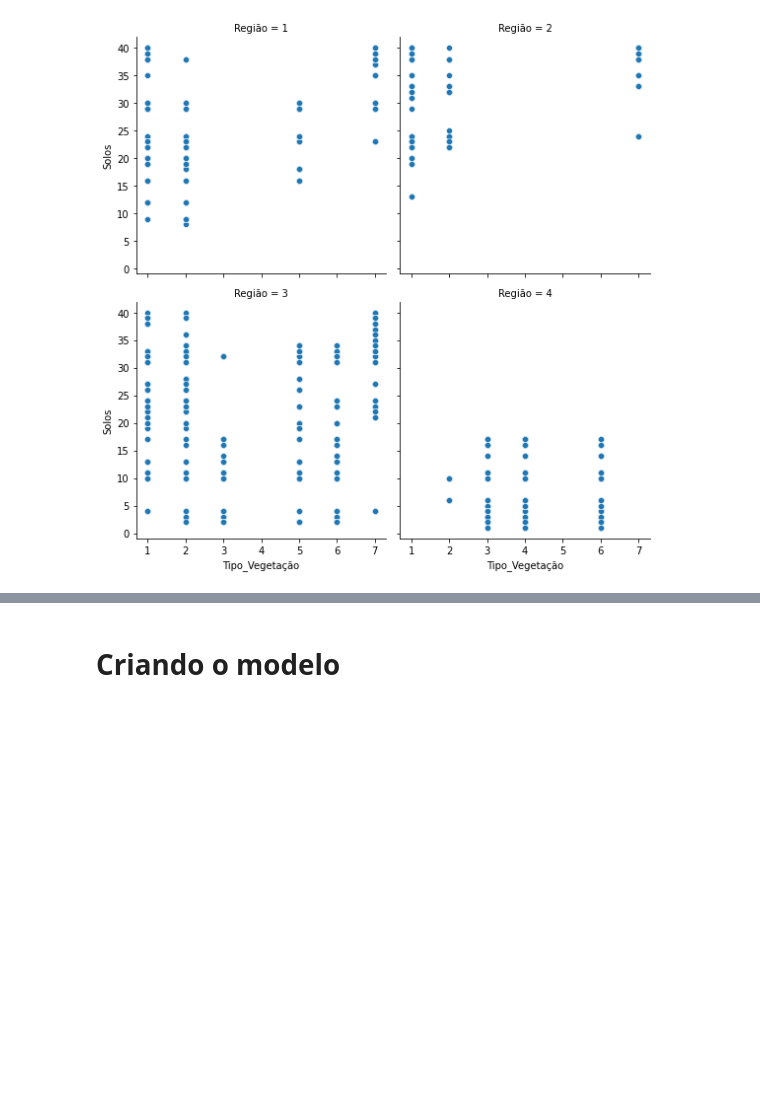
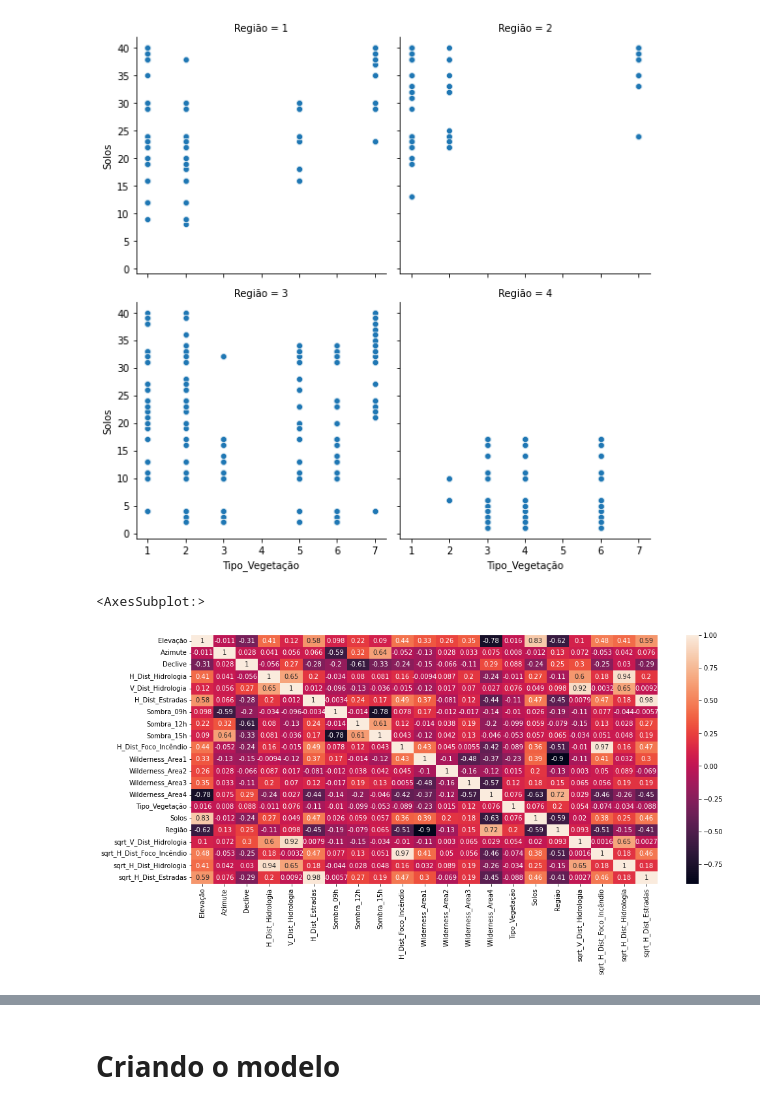
Before and after one commit to GARCl-A/Forest-Cover-Type-Prediction, a Jupyter notebook: main.ipynb, the cells around one changed output, grey strips where cells are left out. Drawn from its saved outputs; the diff is of its cells as text; code cells hidden in the pictures; blank space fills up the shorter version.

```diff
--- a/main.ipynb
+++ b/main.ipynb
@@ -166,11 +181,3 @@ solos.T.plot(kind='bar',stacked=True,colormap='winter')
 # %% [output]
 <AxesSubplot:>
 [figure]
-# %%
-#Esse gráfico mostra a correlação entre as colunas do dataframe
-#Assim, podemos perceber que a região que é mais proxima dos focos de incendio é a 4, enquanto a mais distante é a 1.
-
-df=treino.drop( columns =['Id']+lista_solos)
-corr=df.corr()
-plt.rcParams['figure.figsize']=12,7
-sns.heatmap(corr , annot= True)
@@ -190,3 +194,17 @@ grafico5.map(sns.scatterplot,'Tipo_Vegetação','Solos')
 # %% [output]
 <seaborn.axisgrid.FacetGrid at 0x...>
 [figure]
+# %%
+#Esse gráfico mostra a correlação entre as colunas do dataframe
+#Assim, podemos perceber que a região que é mais proxima dos focos de incendio é a 4, enquanto a mais distante é a 1.
+
+df=treino.drop( columns =['Id']+lista_solos)
+corr=df.corr()
+
+teste = corr[corr['Tipo_Vegetação'] >= 0.1]
+
+plt.rcParams['figure.figsize']=16,7
+sns.heatmap(corr , annot= True)
+# %% [output]
+<AxesSubplot:>
+[figure, added]
```
Also changed, not shown: parts of 13 cells of this notebook, 8 other files.
